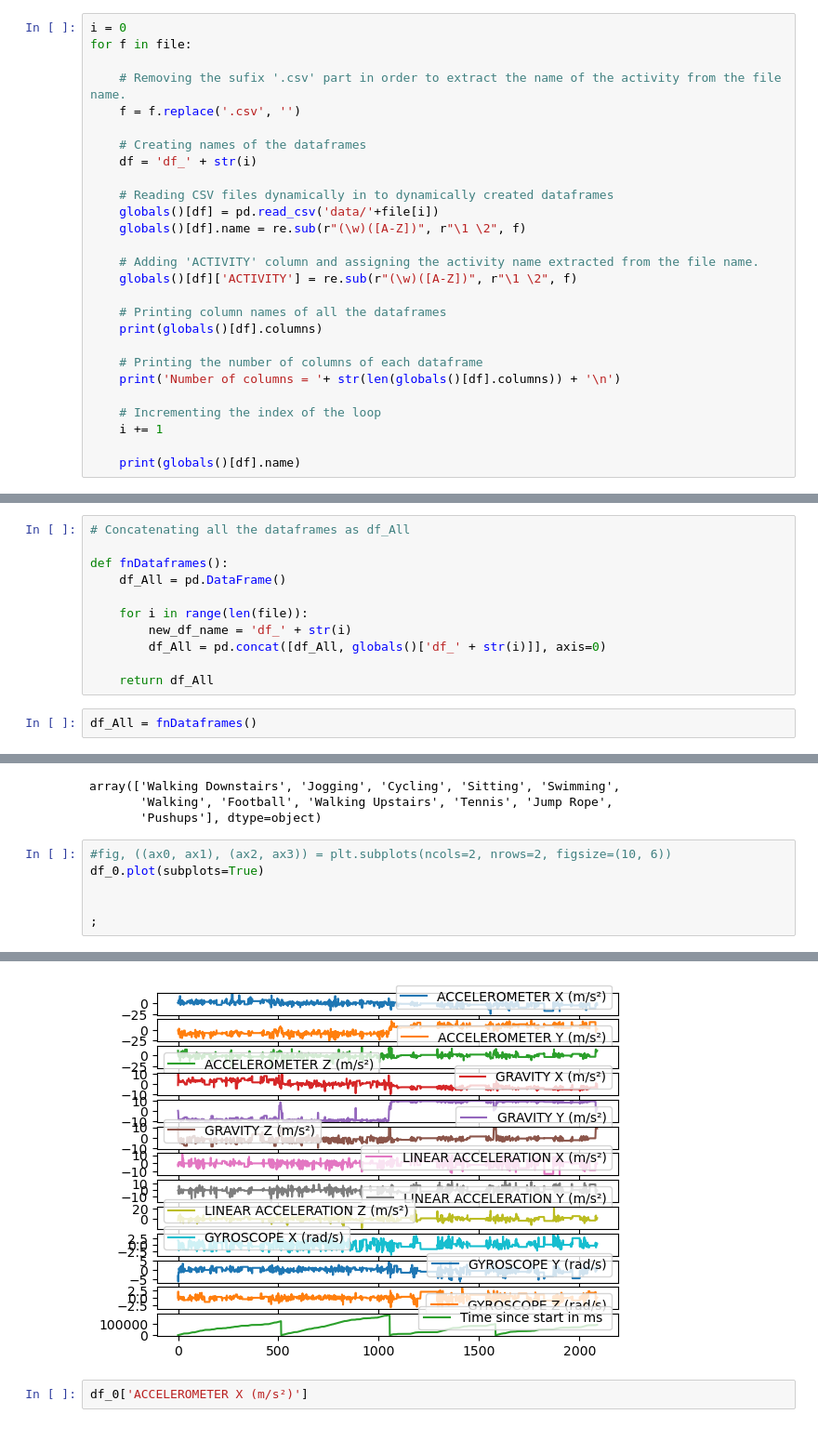
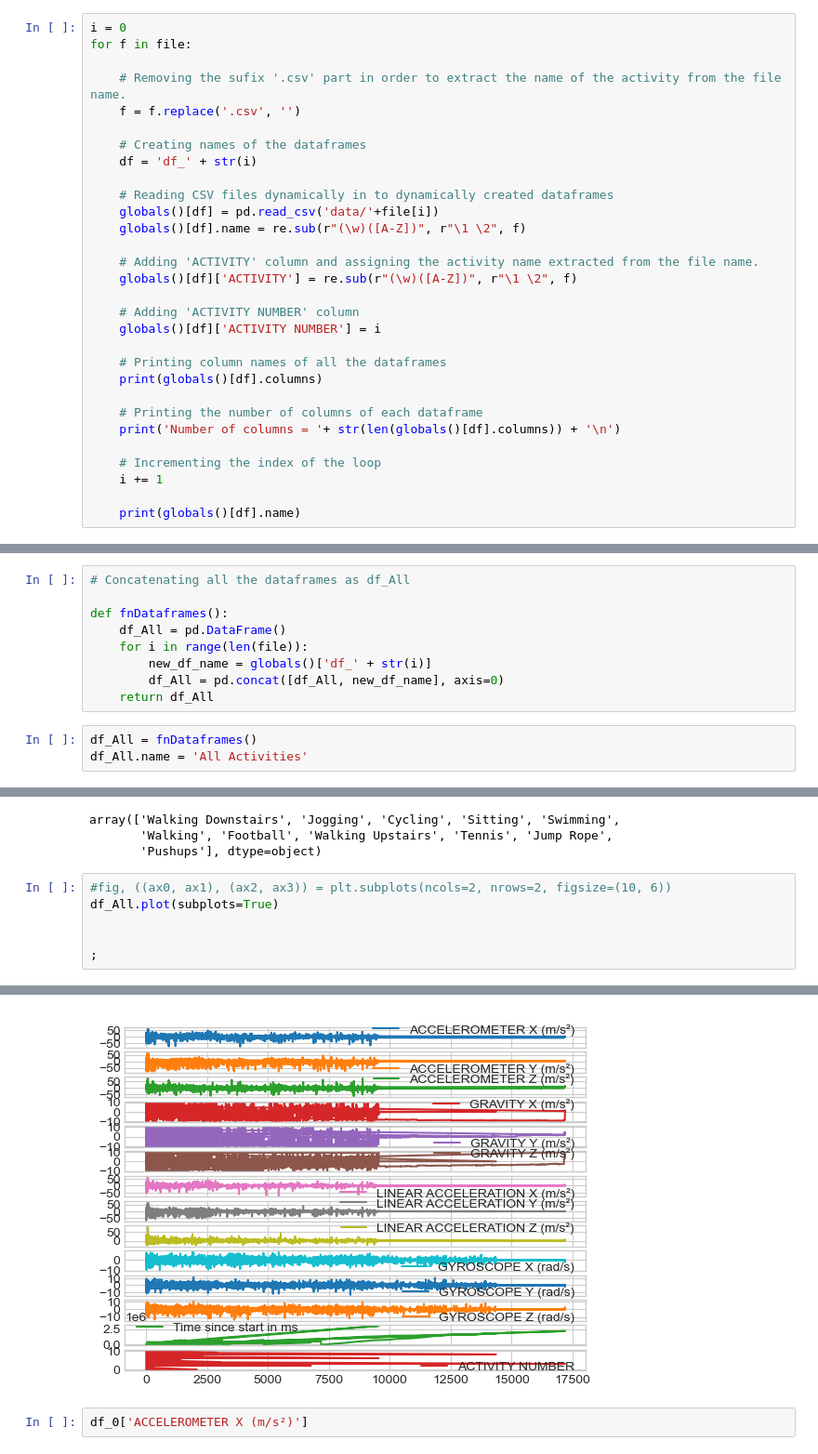
Before and after one commit to hdnsameera/CIS-7017, a Jupyter notebook: testCode.ipynb, the cells around one changed output, grey strips where cells are left out. Shown at 93% size. Saved outputs shown, nothing was run; the diff lists cells and outputs as text.

Commit message:
Advanced plots

```diff
--- a/testCode.ipynb
+++ b/testCode.ipynb
@@ -46,6 +46,9 @@ for f in file:
     # Adding 'ACTIVITY' column and assigning the activity name extracted from the file name.
     globals()[df]['ACTIVITY'] = re.sub(r"(\w)([A-Z])", r"\1 \2", f)
 
+    # Adding 'ACTIVITY NUMBER' column
+    globals()[df]['ACTIVITY NUMBER'] = i
+
     # Printing column names of all the dataframes
     print(globals()[df].columns)
 
@@ -196,14 +195,13 @@ df_8
 
 def fnDataframes():
     df_All = pd.DataFrame()
-
     for i in range(len(file)):
-        new_df_name = 'df_' + str(i)
-        df_All = pd.concat([df_All, globals()['df_' + str(i)]], axis=0)
-
+        new_df_name = globals()['df_' + str(i)]
+        df_All = pd.concat([df_All, new_df_name], axis=0)
     return df_All
 # %%
 df_All = fnDataframes()
+df_All.name = 'All Activities'
 # %%
 df_All
 # %% [output]
@@ -373,13 +372,13 @@ array(['Walking Downstairs', 'Jogging', 'Cycling', 'Sitting', 'Swimming',
        'Pushups'], dtype=object)
 # %%
 #fig, ((ax0, ax1), (ax2, ax3)) = plt.subplots(ncols=2, nrows=2, figsize=(10, 6))
-df_0.plot(subplots=True)
+df_All.plot(subplots=True)
 
 
 ;
 # %% [output]
 ''
-[figure, old version]
+[figure, new version]
 # %%
 df_0['ACCELEROMETER X (m/s²)']
 # %% [output]
```
Also changed, not shown: parts of 19 cells of this notebook.
